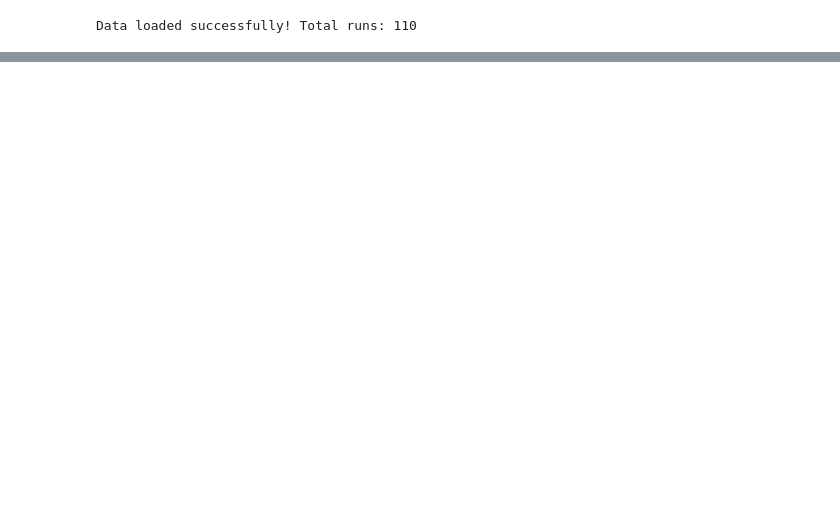
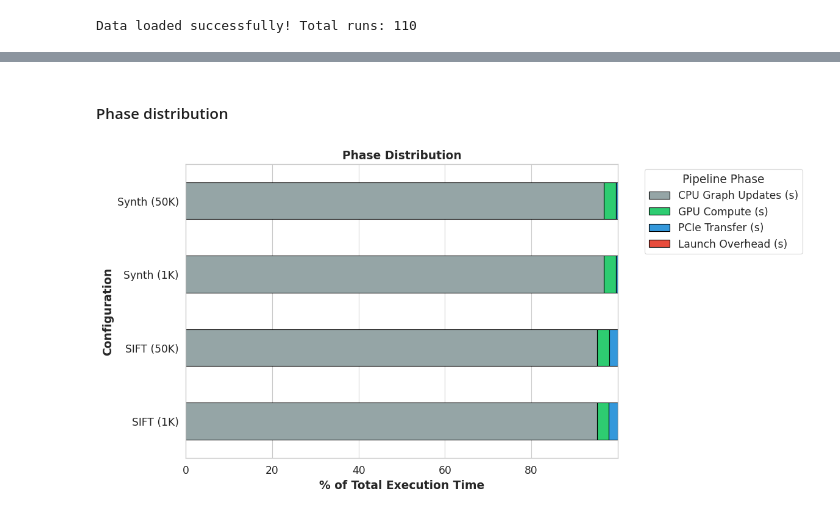
Before and after one commit to NavzarZar/bep_project, a Jupyter notebook: notebooks/analysis.ipynb, the cells around one changed output, grey strips where cells are left out. Saved outputs shown, nothing was run; the diff lists cells and outputs as text; code cells hidden in the pictures; blank space fills up the shorter version.

```diff
--- a/notebooks/analysis.ipynb
+++ b/notebooks/analysis.ipynb
@@ -417,0 +198,45 @@ display(highdim_optimal[['batch_size', 'candidates_per_query', 'beam_search_ef',
+# %% [markdown]
+#### Phase distribution
+# %%
+import matplotlib.pyplot as plt
+import pandas as pd
+import seaborn as sns
+
+sns.set_theme(style="whitegrid", context="paper", font_scale=1.4)
+
+# Your exact Nsight Data
+data = {
+    'Dataset': ['SIFT (1K)', 'SIFT (50K)', 'Synth (1K)', 'Synth (50K)'],
+    'Total Time (s)': [106.40, 106.50, 666.20, 666.30],
+    'GPU Compute (s)': [2.83, 3.06, 19.04, 19.24],
+    'PCIe Transfer (s)': [2.26, 2.03, 2.42, 2.41],
+    'Launch Overhead (s)': [0.026, 0.001, 0.027, 0.001]
+}
+
+df_time = pd.DataFrame(data)
+
+# Calculate the CPU time (Total - GPU stuff)
+df_time['CPU Graph Updates (s)'] = df_time['Total Time (s)'] - (df_time['GPU Compute (s)'] + df_time['PCIe Transfer (s)'] + df_time['Launch Overhead (s)'])
+
+# Convert to percentages for a clean stacked bar
+metrics = ['CPU Graph Updates (s)', 'GPU Compute (s)', 'PCIe Transfer (s)', 'Launch Overhead (s)']
+df_pct = df_time.copy()
+for m in metrics:
+    df_pct[m] = (df_time[m] / df_time['Total Time (s)']) * 100
+
+colors = ['#95a5a6', '#2ecc71', '#3498db', '#e74c3c']
+
+fig, ax = plt.subplots(figsize=(12, 6))
+df_pct.set_index('Dataset')[metrics].plot(kind='barh', stacked=True, color=colors, ax=ax, edgecolor='black')
+
+plt.title('Phase Distribution', fontweight='bold')
+plt.xlabel('% of Total Execution Time', fontweight='bold')
+plt.ylabel('Configuration', fontweight='bold')
+
+# Move legend outside
+plt.legend(title='Pipeline Phase', bbox_to_anchor=(1.05, 1), loc='upper left')
+plt.tight_layout()
+plt.savefig('sq2_phase_distribution.png', dpi=300, bbox_inches='tight')
+plt.show()
+# %% [output]
+[figure, added]
```
Also changed, not shown: parts of 29 cells of this notebook, 10 other files.
